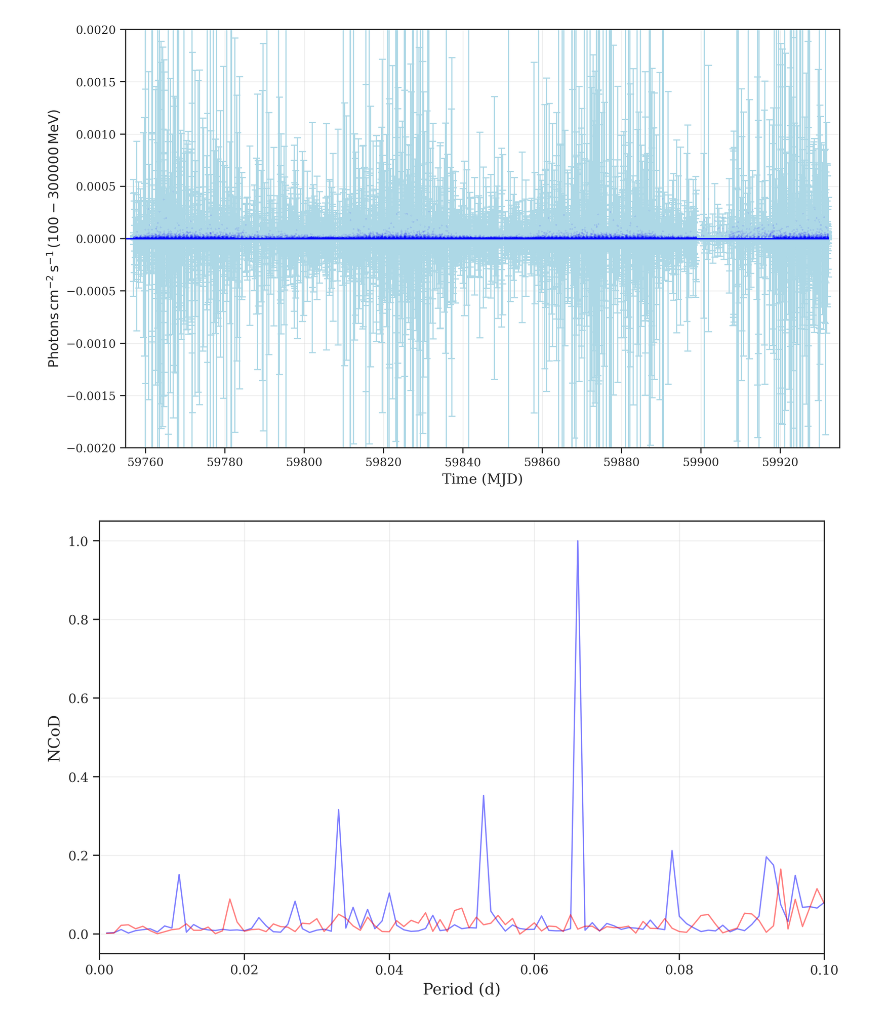
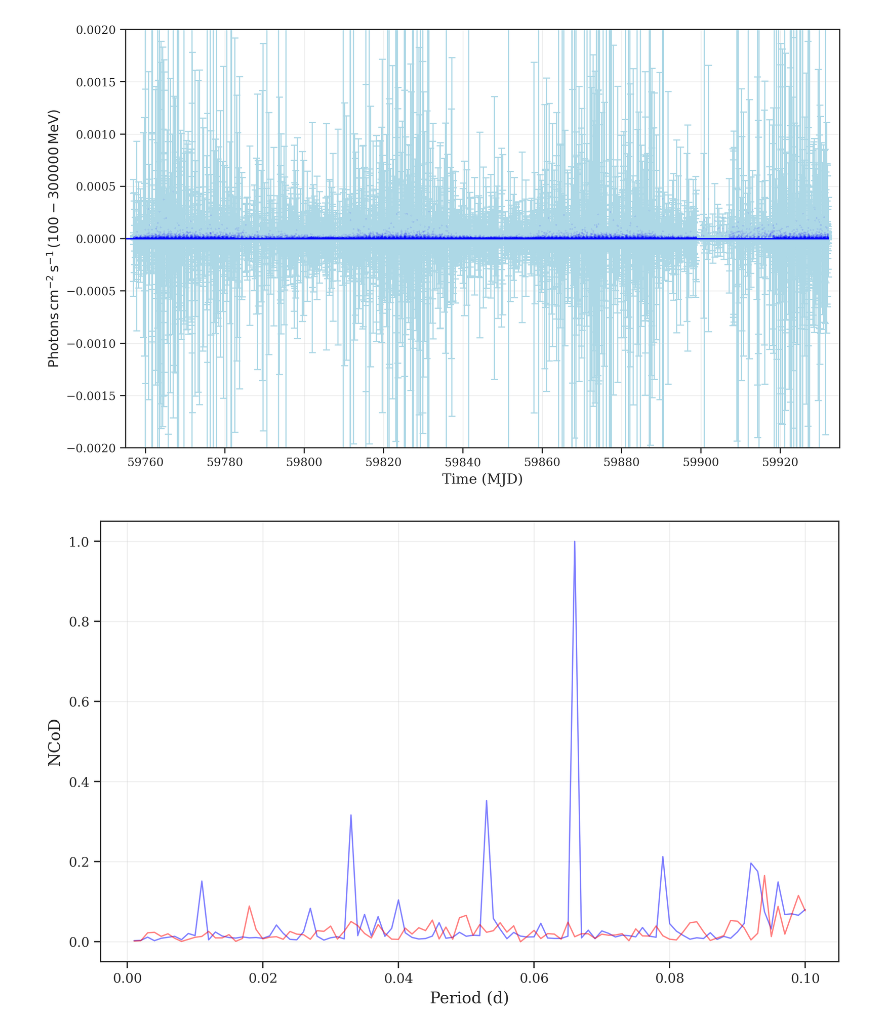
Before and after one commit to GuijonGustavo/Saggitarius-A-peridicity-Gamma-Rays, a Jupyter notebook: Light_curve_and_wf_rp.ipynb, the cells around one changed output. Cells and saved outputs as stored; diff of their text form; code cells hidden in the pictures.

```diff
--- a/Light_curve_and_wf_rp.ipynb
+++ b/Light_curve_and_wf_rp.ipynb
@@ -116,33 +116,33 @@ sns.lineplot(x='MJD', y='Flux', data=df_wf, color='red',linewidth=1, alpha=0.5)
 # plt.annotate(
 #     '76.32 min',  # Text to display
 #     xy=(0.053, 0.38),  # Coordinates for the arrow's endpoint
 #     xytext=(0.053, 0.7),  # Adjusted position of the text, closer to the arrow start
 #     ha='center',  # Horizontally align text in the center
 #     va='center',  # Vertically align text in the center
 #     arrowprops=dict(facecolor='black', edgecolor='black', shrink=0.05, width=1, headwidth=8, lw=1)
 # )
 #
 #
 #
 # # Añadir una flecha con un número apuntando a una coordenada específica
 # plt.annotate(
 #     '95.04 min',  # El número que quieres mostrar
 #     xy=(0.067, 1),  # Coordenadas de la flecha
 #     xytext=(0.083, 0.7),  # Posición del texto
 #     ha='center',  # Horizontally align text in the center
 #     va='center',  # Vertically align text in the center
 #     arrowprops=dict(facecolor='black', edgecolor='black', shrink=0.05, width=1, headwidth=8, lw=1)
 # )
 
 # Configurar el título y las etiquetas
 # plt.title('Flujo Normalizado para SagA Gamma (RP y WF)')
-plt.xlim(0,0.1)
+#plt.xlim(0,0.1)
 plt.xlabel('Period (d)')
 plt.ylabel('NCoD')
 #plt.legend()
 # plt.tight_layout()
-plt.savefig("images/sag-gamma-rp-wf.pdf", format='pdf', bbox_inches="tight", dpi=300)
+#plt.savefig("images/sag-gamma-rp-wf.pdf", format='pdf', bbox_inches="tight", dpi=300)
 # Mostrar el plot
 plt.show()
 # %% [output]
-[figure, old version]
+[figure, new version]
```
Also changed, not shown: parts of 2 cells of this notebook, 4 other files.
